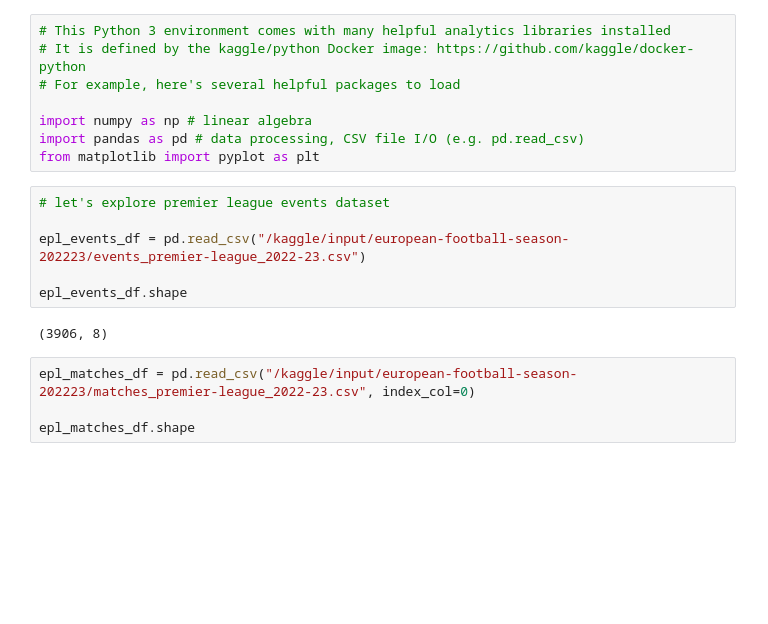
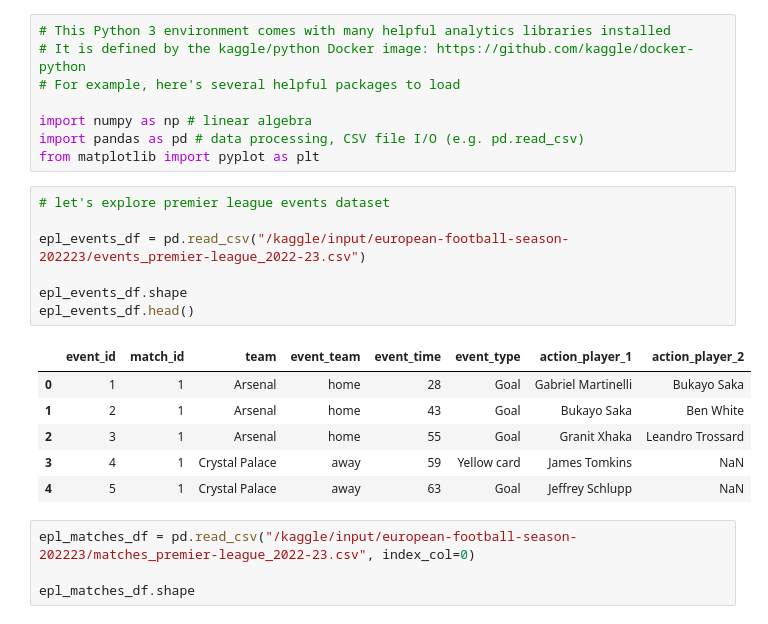
Before and after one commit to chikeibezim/premierleague-22-23, a Jupyter notebook: premier-league-analysis.ipynb, the cells around one changed output. Drawn from its saved outputs; the diff is of its cells as text; blank space fills up the shorter version.

```diff
--- a/premier-league-analysis.ipynb
+++ b/premier-league-analysis.ipynb
@@ -9,11 +9,17 @@ from matplotlib import pyplot as plt
 # %%
 # let's explore premier league events dataset
 
 epl_events_df = pd.read_csv("/kaggle/input/european-football-season-202223/events_premier-league_2022-23.csv")
 
 epl_events_df.shape
+epl_events_df.head()
 # %% [output]
-(3906, 8)
+|  | event_id | match_id | team | event_team | event_time | event_type | action_player_1 | action_player_2 |
+| 0 | 1 | 1 | Arsenal | home | 28 | Goal | Gabriel Martinelli | Bukayo Saka |
+| 1 | 2 | 1 | Arsenal | home | 43 | Goal | Bukayo Saka | Ben White |
+| 2 | 3 | 1 | Arsenal | home | 55 | Goal | Granit Xhaka | Leandro Trossard |
+| 3 | 4 | 1 | Crystal Palace | away | 59 | Yellow card | James Tomkins | NaN |
+| 4 | 5 | 1 | Crystal Palace | away | 63 | Goal | Jeffrey Schlupp | NaN |
 # %%
 epl_matches_df = pd.read_csv("/kaggle/input/european-football-season-202223/matches_premier-league_2022-23.csv", index_col=0)
 
```
Also changed, not shown: parts of 7 cells of this notebook.
